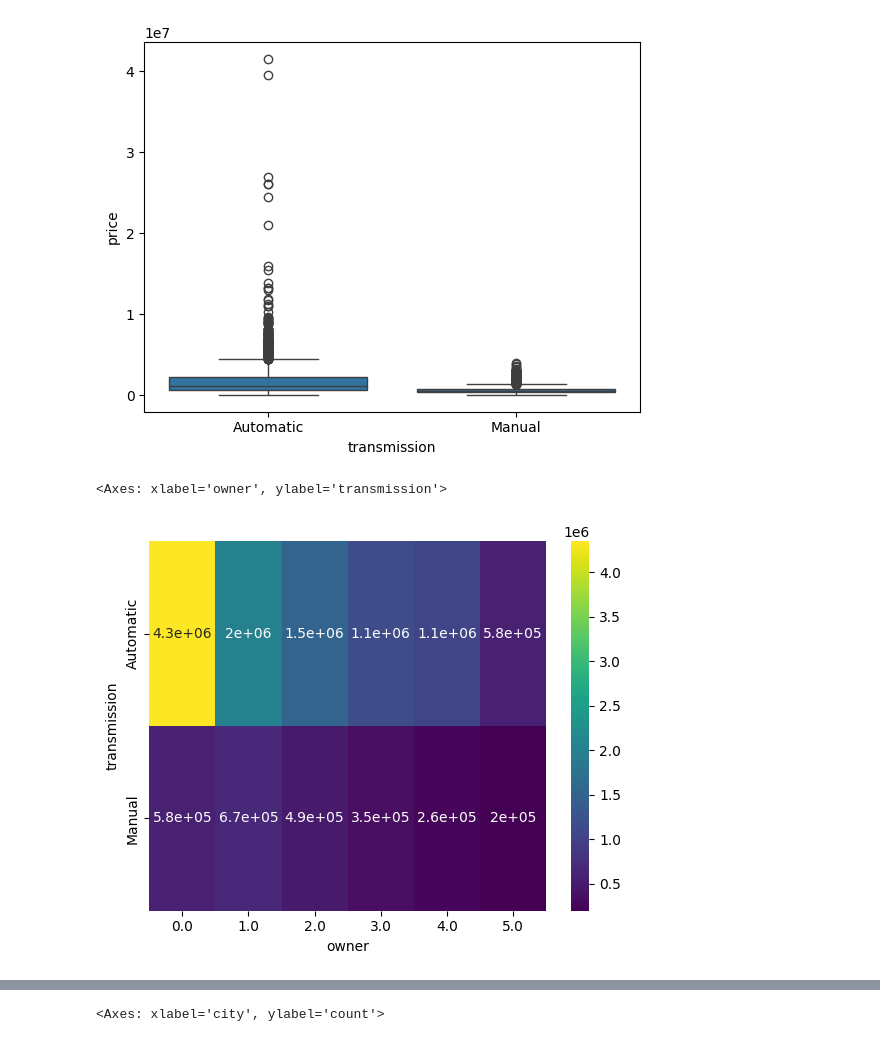
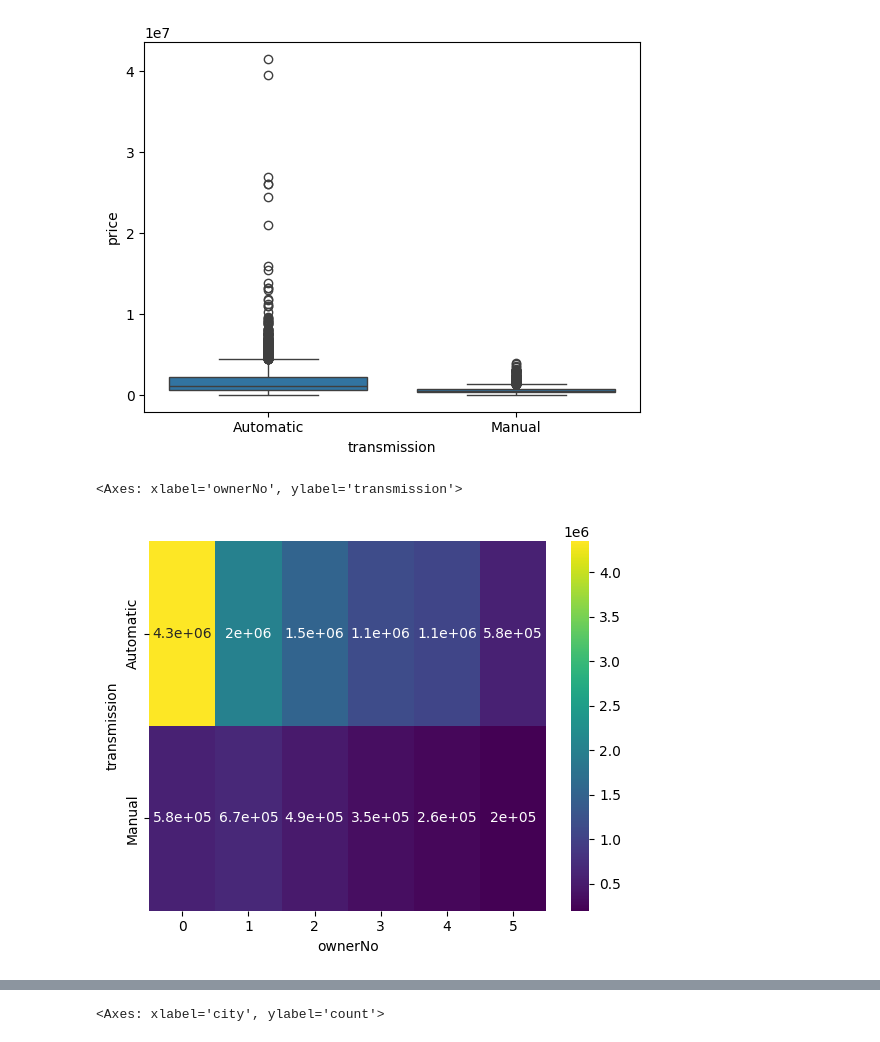
Before and after one commit to SrivathsanP23/Used-Car-Price-Prediction, a Jupyter notebook: datastandardisation.ipynb, the cells around one changed output, grey strips where cells are left out. Drawn from its saved outputs; the diff is of its cells as text; code cells hidden in the pictures.

```diff
--- a/datastandardisation.ipynb
+++ b/datastandardisation.ipynb
@@ -251,9 +246,9 @@ sns.boxplot(x='transmission', y='price', data=new_car)
 <Axes: xlabel='transmission', ylabel='price'>
 [figure]
 # %%
-pivot = new_car.pivot_table(index='transmission', columns='owner', values='price', aggfunc='mean')
+pivot = new_car.pivot_table(index='transmission', columns='ownerNo', values='price', aggfunc='mean')
 sns.heatmap(pivot, annot=True, cmap='viridis')
 # %% [output]
-<Axes: xlabel='owner', ylabel='transmission'>
+<Axes: xlabel='ownerNo', ylabel='transmission'>
-[figure, old version]
+[figure, new version]
 # %%
```
Also changed, not shown: parts of 45 cells of this notebook, 4 other files.
